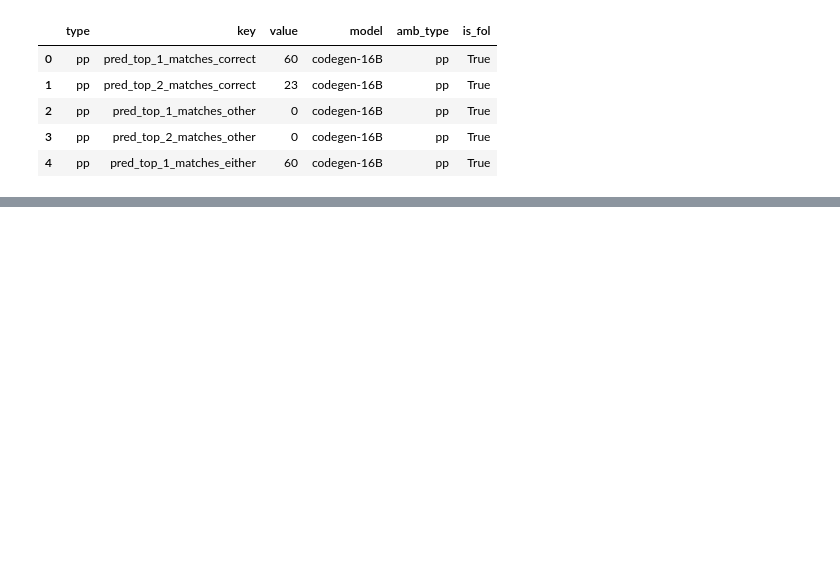
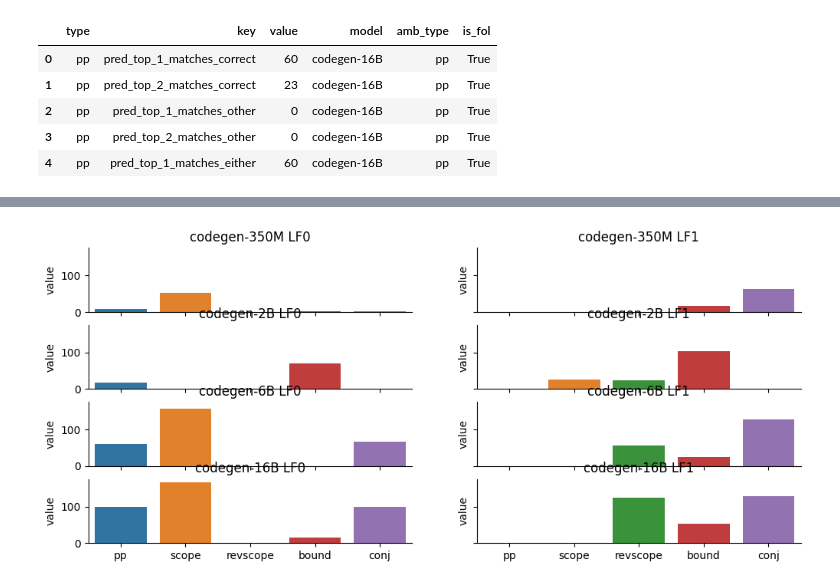
Before and after one commit to esteng/ambiguous_parsing, a Jupyter notebook: src/ambiguous_parsing/analysis/zero_shot.ipynb, the cells around one changed output, grey strips where cells are left out. Cells and saved outputs as stored; diff of their text form; code cells hidden in the pictures; blank space fills up the shorter version.

```diff
--- a/src/ambiguous_parsing/analysis/zero_shot.ipynb
+++ b/src/ambiguous_parsing/analysis/zero_shot.ipynb
@@ -70,0 +87,17 @@ sns.despine()
+# %%
+fig, ax = plt.subplots(4, 2, figsize = (12, 5), sharex=True, sharey=True)
+
+for i, model in enumerate(["codegen-350M", "codegen-2B", "codegen-6B", "codegen-16B"]):
+    local_df = big_df[big_df['model'] == model]
+    lf1_df = local_df[local_df['key'] == "correct_in_top_k"]
+    lf2_df = local_df[local_df['key'] == "other_in_top_k"]
+    sns.barplot(data = lf1_df, x = "amb_type", y = "value", ax = ax[i, 0])
+    sns.barplot(data = lf2_df, x = "amb_type", y = "value", ax = ax[i, 1])
+    ax[i,0].set_xlabel("")
+    ax[i,1].set_xlabel("")
+    ax[i,0].set_title(f"{model} LF0")
+    ax[i,1].set_title(f"{model} LF1")
+
+sns.despine()
+# %% [output]
+[figure, added]
```
Also changed, not shown: parts of 3 cells of this notebook.
